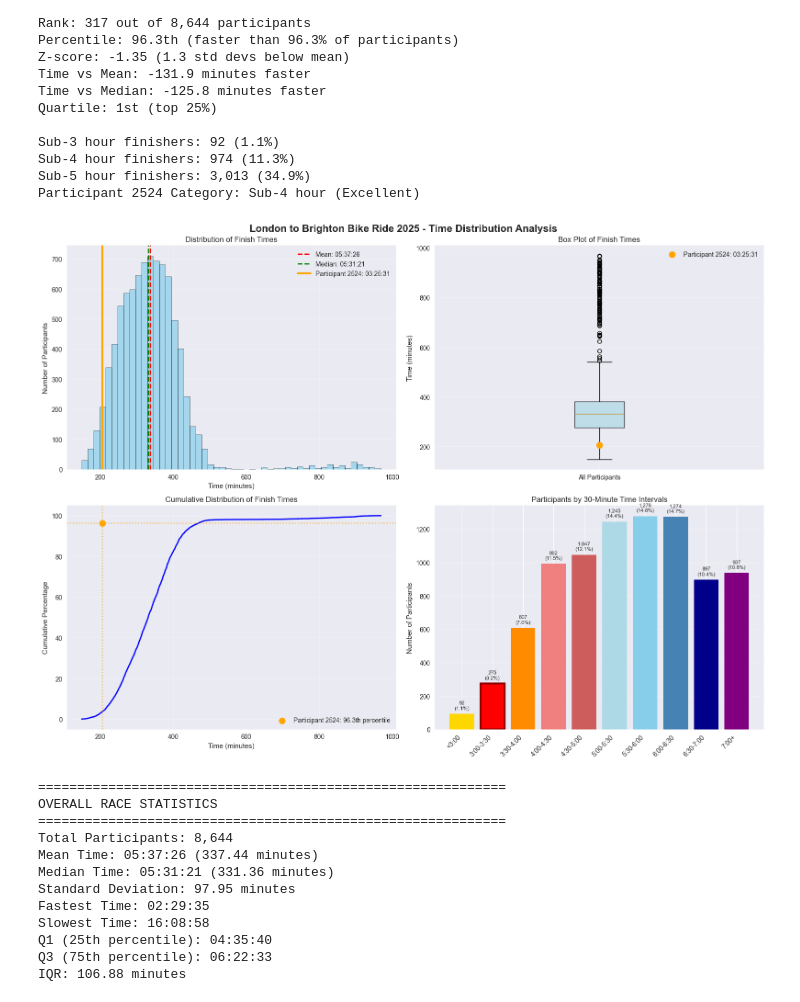
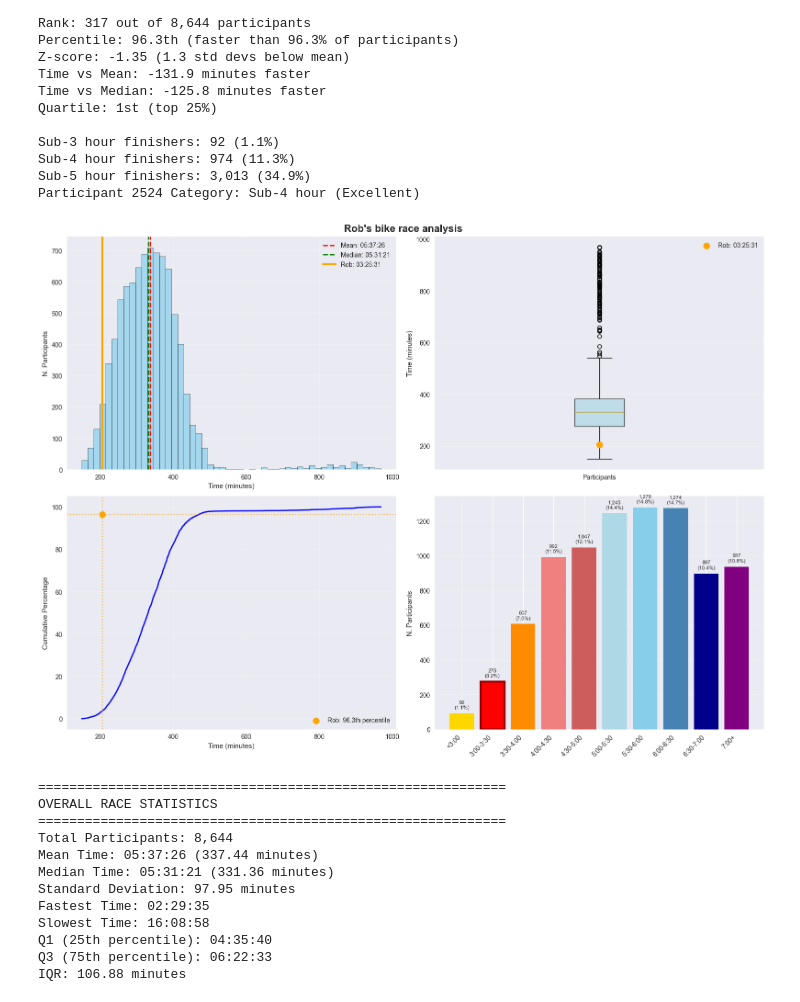
Before and after one commit to JonesRobM/Running, a Jupyter notebook: Notebooks/London-Brighton.ipynb, the cells around one changed output. Cells and saved outputs as stored; diff of their text form; code cells hidden in the pictures.

Commit message:
Tidied up figure

```diff
--- a/Notebooks/London-Brighton.ipynb
+++ b/Notebooks/London-Brighton.ipynb
@@ -116,7 +116,7 @@ Participant 2524 Category: Sub-4 hour (Excellent)
 # %%
 # Create comprehensive visualization
 fig, axes = plt.subplots(2, 2, figsize=(16, 12))
-fig.suptitle('London to Brighton Bike Ride 2025 - Time Distribution Analysis', fontsize=16, fontweight='bold')
+fig.suptitle("Rob's bike race analysis", fontsize=16, fontweight='bold')
 
 # 1. Histogram with key statistics
 ax1 = axes[0, 0]
@@ -125,10 +125,10 @@ ax1.axvline(mean_time, color='red', linestyle='--', linewidth=2, label=f'Mean: {
 ax1.axvline(median_time, color='green', linestyle='--', linewidth=2, label=f'Median: {minutes_to_time(median_time)}')
 if participant_2524_time:
     ax1.axvline(participant_2524_time, color='orange', linestyle='-', linewidth=3,
-               label=f'Participant 2524: {minutes_to_time(participant_2524_time)}')
+               label=f'Rob: {minutes_to_time(participant_2524_time)}')
 ax1.set_xlabel('Time (minutes)')
-ax1.set_ylabel('Number of Participants')
-ax1.set_title('Distribution of Finish Times')
+ax1.set_ylabel('N. Participants')
+#ax1.set_title('Distribution of Finish Times')
 ax1.legend()
 ax1.grid(True, alpha=0.3)
 
@@ -139,10 +139,10 @@ bp['boxes'][0].set_facecolor('lightblue')
 bp['boxes'][0].set_alpha(0.7)
 if participant_2524_time:
     ax2.scatter(1, participant_2524_time, color='orange', s=100, zorder=5,
-               label=f'Participant 2524: {minutes_to_time(participant_2524_time)}')
+               label=f'Rob: {minutes_to_time(participant_2524_time)}')
 ax2.set_ylabel('Time (minutes)')
-ax2.set_title('Box Plot of Finish Times')
-ax2.set_xticklabels(['All Participants'])
+#ax2.set_title('Box Plot of Finish Times')
+ax2.set_xticklabels(['Participants'])
 if participant_2524_time:
     ax2.legend()
 ax2.grid(True, alpha=0.3)
@@ -155,12 +155,12 @@ ax3.plot(sorted_times, cumulative_pct, color='blue', linewidth=2)
 if participant_2524_time:
     participant_percentile = 100 - (rank / len(times) * 100)
     ax3.scatter(participant_2524_time, participant_percentile, color='orange', s=100, zorder=5,
-               label=f'Participant 2524: {participant_percentile:.1f}th percentile')
+               label=f'Rob: {participant_percentile:.1f}th percentile')
     ax3.axhline(participant_percentile, color='orange', linestyle=':', alpha=0.7)
     ax3.axvline(participant_2524_time, color='orange', linestyle=':', alpha=0.7)
 ax3.set_xlabel('Time (minutes)')
 ax3.set_ylabel('Cumulative Percentage')
-ax3.set_title('Cumulative Distribution of Finish Times')
+#ax3.set_title('Cumulative Distribution of Finish Times')
 ax3.grid(True, alpha=0.3)
 if participant_2524_time:
     ax3.legend()
@@ -202,36 +202,36 @@ if participant_2524_time:
     elif participant_2524_time < 330:
         highlight_idx = 5
     elif participant_2524_time < 360:
         highlight_idx = 6
     elif participant_2524_time < 390:
         highlight_idx = 7
     elif participant_2524_time < 420:
         highlight_idx = 8
     else:
         highlight_idx = 9
 
     bars[highlight_idx].set_color('red')
     bars[highlight_idx].set_edgecolor('darkred')
     bars[highlight_idx].set_linewidth(3)
 
-ax4.set_ylabel('Number of Participants')
-ax4.set_title('Participants by 30-Minute Time Intervals')
+ax4.set_ylabel('N. Participants')
+#ax4.set_title('Participants by 30-Minute Time Intervals')
 ax4.grid(True, alpha=0.3, axis='y')
 plt.setp(ax4.get_xticklabels(), rotation=45, ha='right')
 
 # Add percentages on bars
 for i, (bar, count) in enumerate(zip(bars, counts)):
     percentage = count / len(times) * 100
     if count > 0:  # Only show labels for categories with participants
         ax4.text(bar.get_x() + bar.get_width()/2, bar.get_height() + 20,
                  f'{count:,}\n({percentage:.1f}%)',
                  ha='center', va='bottom', fontsize=8)
 
 plt.tight_layout()
 plt.savefig('../Figures/london_to_brighton_bike_ride_2025_analysis.png', dpi=300)
 plt.show()
 # %% [output]
-[figure, old version]
+[figure, new version]
 # %%
 # Print summary statistics
 print("\n" + "=" * 60)
```
Also changed, not shown: 1 other file.
